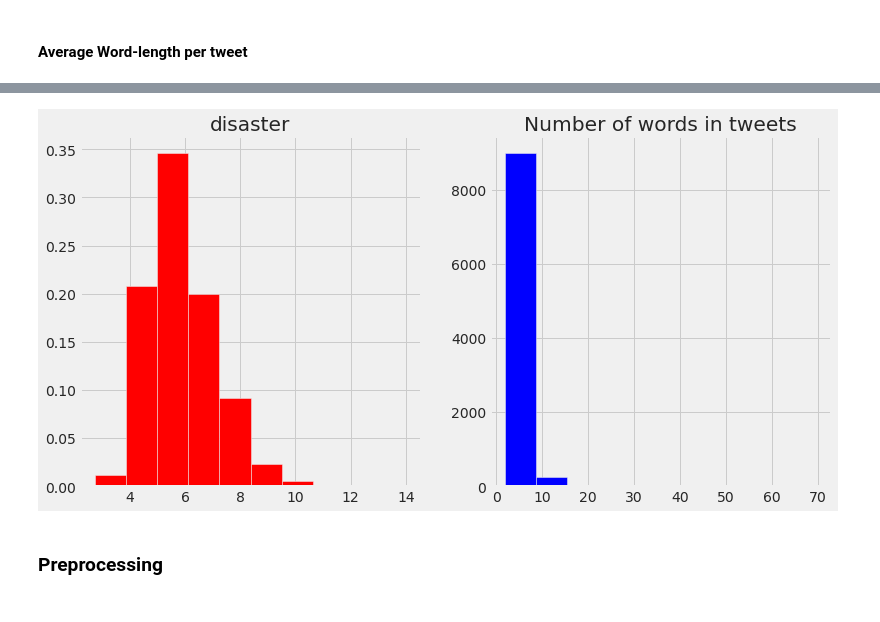
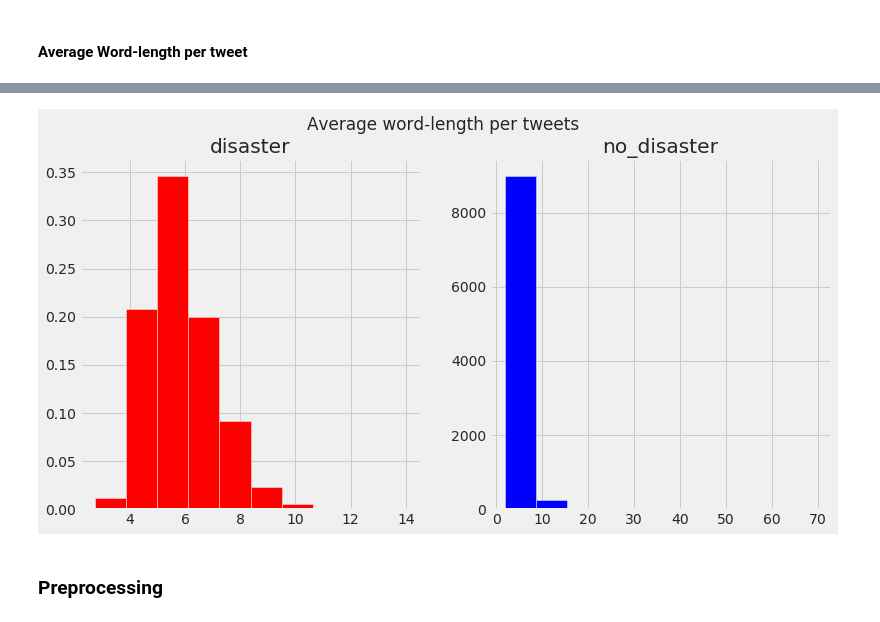
Before and after one commit to natbernard/Disaster-Tweets, a Jupyter notebook: Disaster Tweets.ipynb, the cells around one changed output, grey strips where cells are left out. Drawn from its saved outputs; the diff is of its cells as text; code cells hidden in the pictures.

```diff
--- a/Disaster Tweets.ipynb
+++ b/Disaster Tweets.ipynb
@@ -134,7 +132,7 @@ no_disaster = df[df['target'] == 0]['text'].str.split().apply(lambda x: [len(i)
 no_disaster = no_disaster.apply(lambda x: np.mean(x))
 ax2.hist(no_disaster, color='blue')
 ax2.set_title('no_disaster')
-plt.title('Number of words in tweets')
+plt.suptitle('Average word-length per tweets')
 plt.gcf().set_size_inches(12,6)
 print('Average no. of words for disaster tweets is:', disaster.mean())
 print('Average no. of words for no_disaster tweets is:', no_disaster.mean())
@@ -144,4 +142,4 @@ Average no. of words for no_disaster tweets is: 5.5144647213690865
-[figure, old version]
+[figure, new version]
 # %% [markdown]
 ### **Preprocessing**
 # %% [markdown]
```
Also changed, not shown: parts of 16 cells of this notebook.
